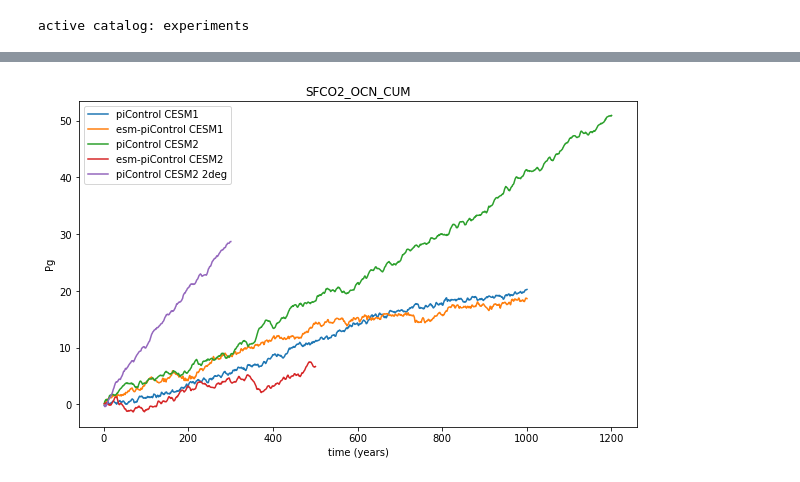
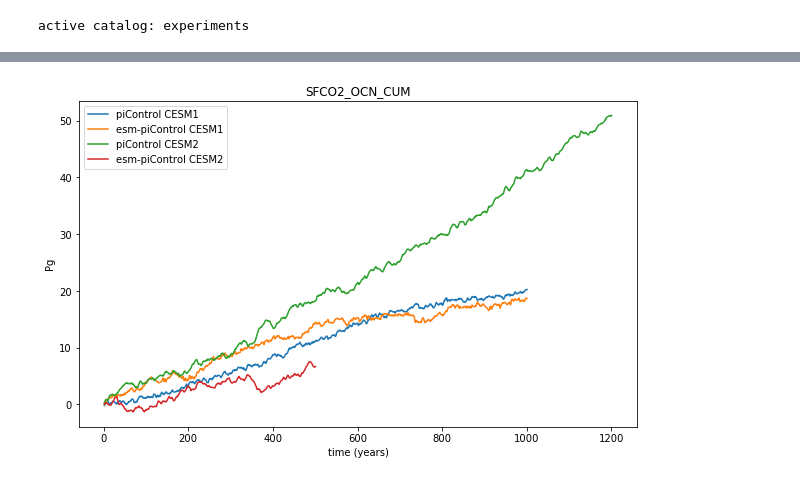
Before and after one commit to klindsay28/CESM2_coup_carb_cycle_JAMES, a Jupyter notebook: Cinv_drift.ipynb, the cells around one changed output, grey strips where cells are left out. Cells and saved outputs as stored; diff of their text form; code cells hidden in the pictures.

Commit message:
separate out plots with piControl CESM2 2deg

```diff
--- a/Cinv_drift.ipynb
+++ b/Cinv_drift.ipynb
@@ -154,7 +155,7 @@ tseries_mod.tseries_plot_1var(varname, [piControl_cmip5_ann, esm_piControl_cmip5
 # %%
 varname = 'SFCO2_OCN_CUM'
-tseries_mod.tseries_plot_1var(varname, [piControl_cmip5_ann, esm_piControl_cmip5_ann, piControl_ann, esm_piControl_ann, piControl_2deg_ann],
-                              ['piControl CESM1', 'esm-piControl CESM1', 'piControl CESM2', 'esm-piControl CESM2', 'piControl CESM2 2deg'],
+tseries_mod.tseries_plot_1var(varname, [piControl_cmip5_ann, esm_piControl_cmip5_ann, piControl_ann, esm_piControl_ann],
+                              ['piControl CESM1', 'esm-piControl CESM1', 'piControl CESM2', 'esm-piControl CESM2'],
                               varname, region_val='Global')
 # %% [output]
-[figure, old version]
+[figure, new version]
```
Also changed, not shown: parts of 8 cells of this notebook.
